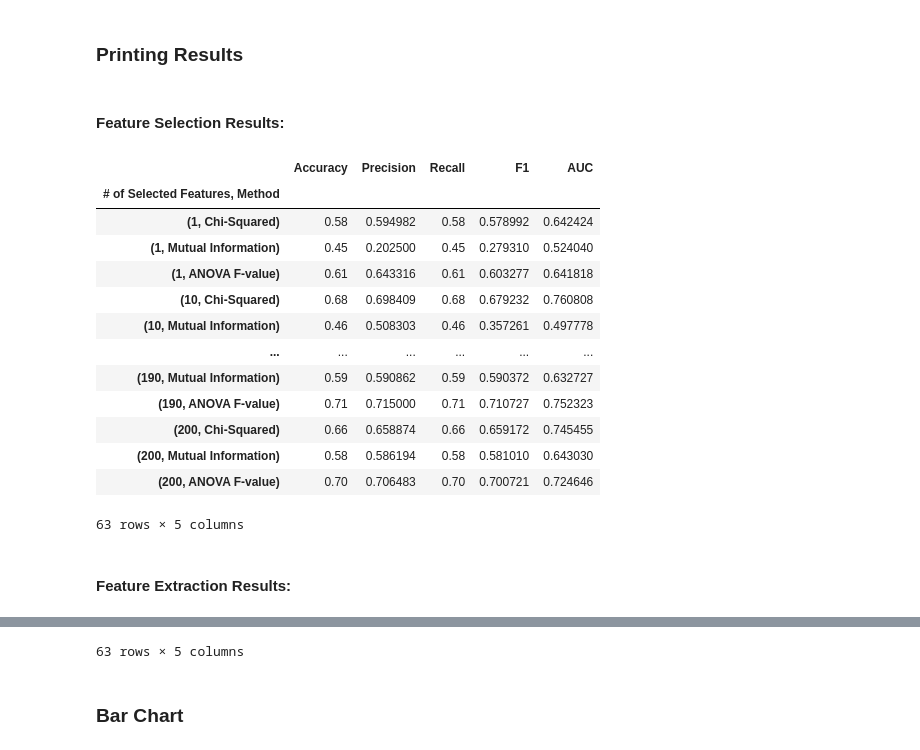
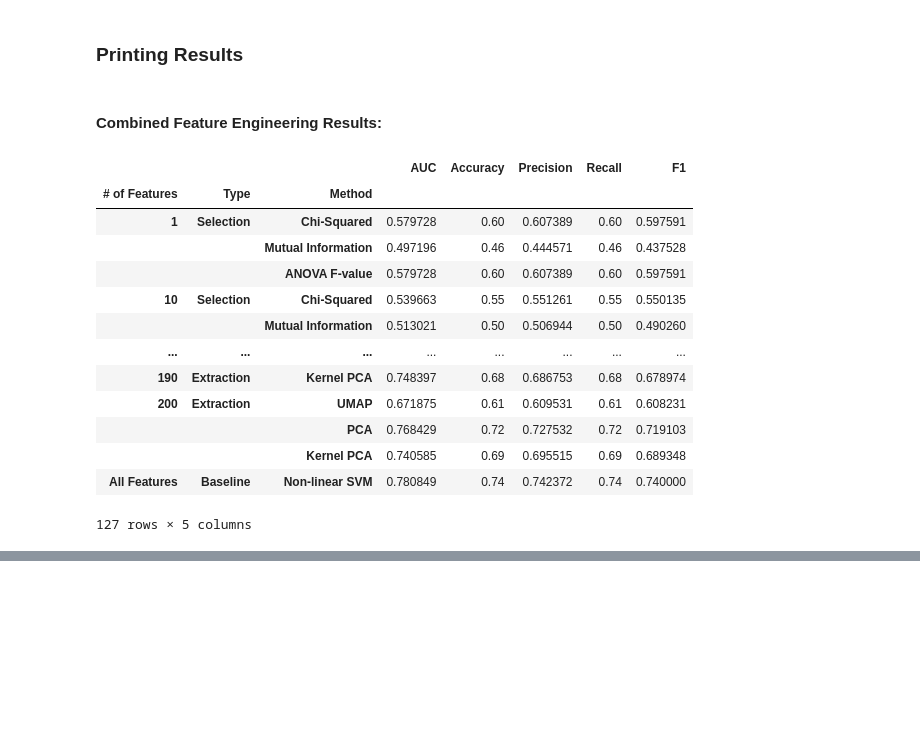
Before and after one commit to NickkRodriguez/GatorBiome, a Jupyter notebook: feature_engineering.ipynb, the cells around one changed output, grey strips where cells are left out. Cells and saved outputs as stored; diff of their text form; code cells hidden in the pictures; blank space fills up the shorter version.

```diff
--- a/feature_engineering.ipynb
+++ b/feature_engineering.ipynb
@@ -43,8 +43,8 @@ Using **Non-linear SVM** as the best model for feature evaluation.
 # %% [markdown]
 ### Dummy Data
 # %%
-X, y = make_classification(n_samples=500, n_features=5000, n_informative=100,
-                           n_redundant=50, random_state=42)
+X, y = make_classification(n_samples=500, n_features=1000, n_informative=300,
+                           n_redundant=0, random_state=42)
 X = pd.DataFrame(X, columns=[f'feature_{i}' for i in range(X.shape[1])])
 
 # split
@@ -69,0 +72,9 @@ best_model = optimal_model
+# %%
+print(f"Evaluating Baseline Model (All Features)")
+
+X_train_baseline, X_test_baseline = X_train_scaled, X_test_scaled
+
+best_model.train(X_train_baseline, y_train)
+baseline_pred_probs = best_model.model.predict_proba(X_test_baseline)[:, 1]
+
+baseline_results = evaluate_model(y_test, baseline_pred_probs.round(), baseline_pred_probs)
@@ -162,9 +175,9 @@ for n in feature_counts:
 
     # storing results
     feature_extraction_results[n] = {
+        "UMAP": evaluate_model(y_test, umap_pred_probs.round(), umap_pred_probs),
         "PCA": evaluate_model(y_test, pca_pred_probs.round(), pca_pred_probs),
-        "Kernel PCA": evaluate_model(y_test, kpca_pred_probs.round(), kpca_pred_probs),
-        "UMAP": evaluate_model(y_test, umap_pred_probs.round(), umap_pred_probs)
+        "Kernel PCA": evaluate_model(y_test, kpca_pred_probs.round(), kpca_pred_probs)
     }
 # %% [output]
 Evaluating Feature Extraction with:
@@ -187,41 +200,44 @@ Evaluating Feature Extraction with:
 # %% [markdown]
 ### Printing Results
 # %%
-metric_names = ["Accuracy", "Precision", "Recall", "F1", "AUC"]
+metric_names = ["AUC", "Accuracy", "Precision", "Recall", "F1"]
 
-# metrics into columns
-def expand_results(results_dict):
+def expand_results(results_dict, method_type):
     expanded_results = {}
     for k, v in results_dict.items():
         for method, metrics in v.items():
-            expanded_results[(k, method)] = metrics
+            expanded_results[(k, method_type, method)] = metrics
     return expanded_results
 
-df_feature_selection = pd.DataFrame.from_dict(expand_results(feature_selection_results), orient='index', columns=metric_names)
-df_feature_extraction = pd.DataFrame.from_dict(expand_results(feature_extraction_results), orient='index', columns=metric_names)
+# combining both feature engineering methods into one DataFrame
+df_combined_results = pd.DataFrame.from_dict(
+    {**expand_results(feature_selection_results, "Selection"),
+     **expand_results(feature_extraction_results, "Extraction")},
+    orient='index', columns=metric_names
+)
 
-df_feature_selection.index.name = "# of Selected Features, Method"
-df_feature_extraction.index.name = "# of Components, Method"
+df_combined_results.index = pd.MultiIndex.from_tuples(df_combined_results.index,
+                                                      names=["# of Features", "Type", "Method"])
 
-display(Markdown("#### Feature Selection Results:"))
-display(df_feature_selection)
+# adding baseline to combination
+baseline_key = ("All Features", "Baseline", best_model_name)
+df_combined_results.loc[baseline_key] = baseline_results
 
-display(Markdown("#### Feature Extraction Results:"))
-display(df_feature_extraction)
+display(Markdown("#### Combined Feature Engineering Results:"))
+display(df_combined_results)
 # %% [output]
-#### Feature Selection Results:
+#### Combined Feature Engineering Results:
-|  | Accuracy | Precision | Recall | F1 | AUC |
-| # of Selected Features, Method |  |  |  |  |  |
-| (1, Chi-Squared) | 0.58 | 0.594982 | 0.58 | 0.578992 | 0.642424 |
-| (1, Mutual Information) | 0.45 | 0.202500 | 0.45 | 0.279310 | 0.524040 |
-| (1, ANOVA F-value) | 0.61 | 0.643316 | 0.61 | 0.603277 | 0.641818 |
-| (10, Chi-Squared) | 0.68 | 0.698409 | 0.68 | 0.679232 | 0.760808 |
-| (10, Mutual Information) | 0.46 | 0.508303 | 0.46 | 0.357261 | 0.497778 |
-| ... | ... | ... | ... | ... | ... |
-| (190, Mutual Information) | 0.59 | 0.590862 | 0.59 | 0.590372 | 0.632727 |
-| (190, ANOVA F-value) | 0.71 | 0.715000 | 0.71 | 0.710727 | 0.752323 |
-| (200, Chi-Squared) | 0.66 | 0.658874 | 0.66 | 0.659172 | 0.745455 |
-| (200, Mutual Information) | 0.58 | 0.586194 | 0.58 | 0.581010 | 0.643030 |
-| (200, ANOVA F-value) | 0.70 | 0.706483 | 0.70 | 0.700721 | 0.724646 |
+|  |  |  | AUC | Accuracy | Precision | Recall | F1 |
+| # of Features | Type | Method |  |  |  |  |  |
+| 1 | Selection | Chi-Squared | 0.579728 | 0.60 | 0.607389 | 0.60 | 0.597591 |
+|  |  | Mutual Information | 0.497196 | 0.46 | 0.444571 | 0.46 | 0.437528 |
+|  |  | ANOVA F-value | 0.579728 | 0.60 | 0.607389 | 0.60 | 0.597591 |
+| 10 | Selection | Chi-Squared | 0.539663 | 0.55 | 0.551261 | 0.55 | 0.550135 |
+|  |  | Mutual Information | 0.513021 | 0.50 | 0.506944 | 0.50 | 0.490260 |
+| ... | ... | ... | ... | ... | ... | ... | ... |
+| 190 | Extraction | Kernel PCA | 0.748397 | 0.68 | 0.686753 | 0.68 | 0.678974 |
+| 200 | Extraction | UMAP | 0.671875 | 0.61 | 0.609531 | 0.61 | 0.608231 |
+|  |  | PCA | 0.768429 | 0.72 | 0.727532 | 0.72 | 0.719103 |
+|  |  | Kernel PCA | 0.740585 | 0.69 | 0.695515 | 0.69 | 0.689348 |
+| All Features | Baseline | Non-linear SVM | 0.780849 | 0.74 | 0.742372 | 0.74 | 0.740000 |
-63 rows × 5 columns
+127 rows × 5 columns
-#### Feature Extraction Results:
@@ -241,3 +243,0 @@ display(df_feature_extraction)
-63 rows × 5 columns
-# %% [markdown]
-### Bar Chart
```
Also changed, not shown: parts of 13 cells of this notebook, 3 other files.
